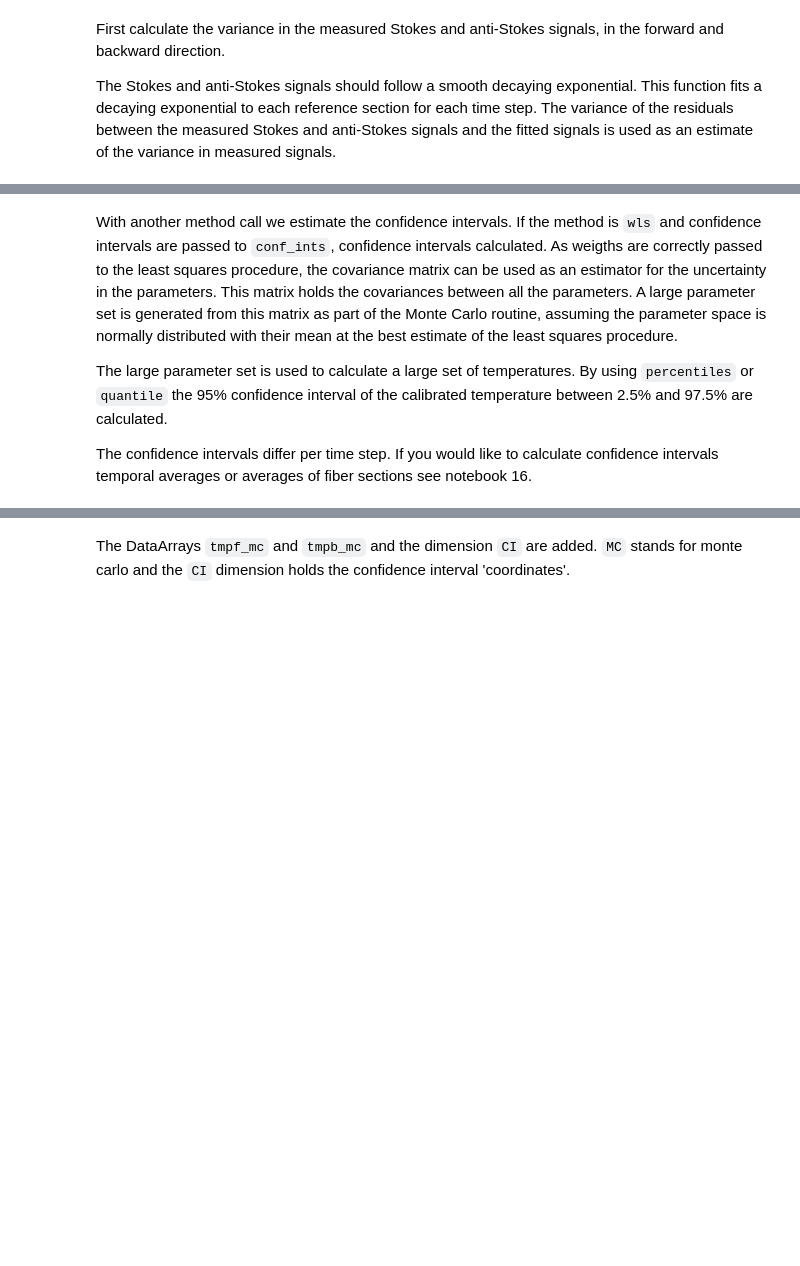
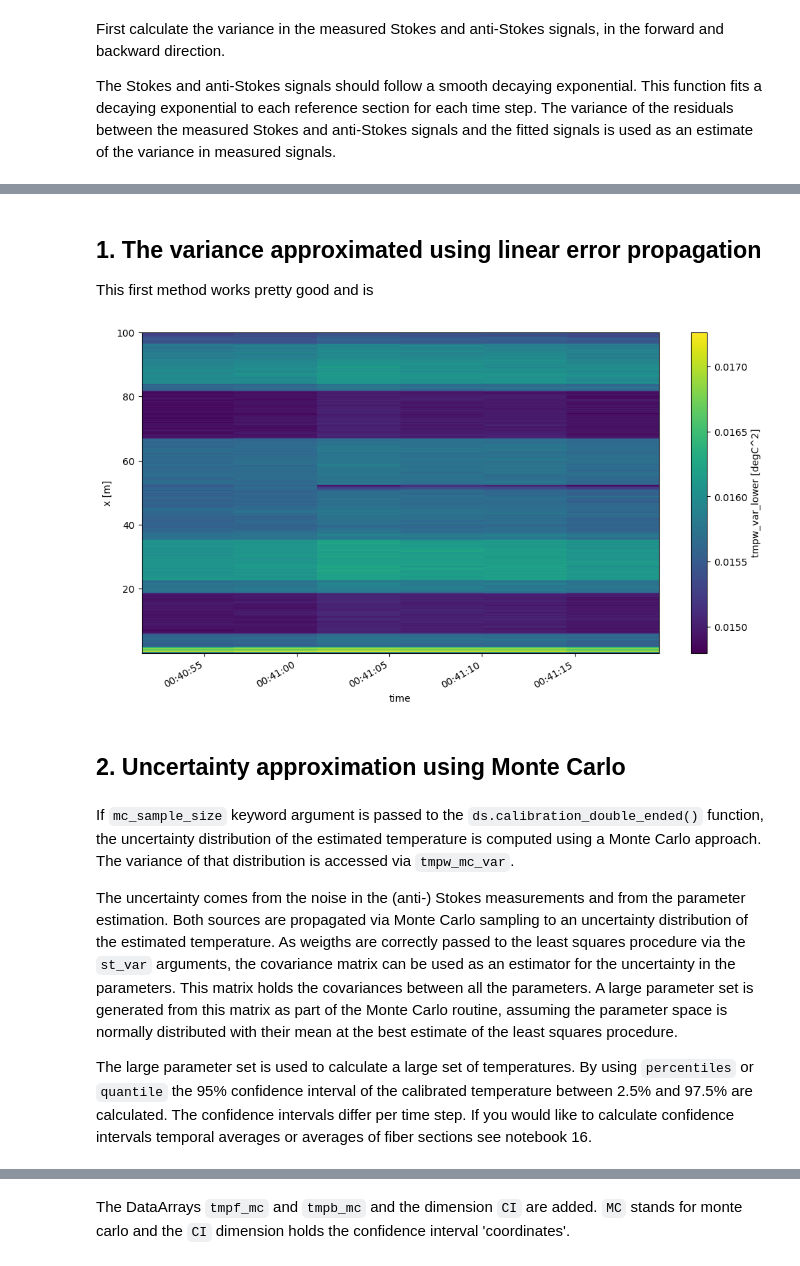
Before and after one commit to dtscalibration/python-dts-calibration, a Jupyter notebook: examples/notebooks/08Calibrate_double_wls.ipynb, the cells around one changed output, grey strips where cells are left out. Cells and saved outputs as stored; diff of their text form; code cells hidden in the pictures; blank space fills up the shorter version.

```diff
--- a/examples/notebooks/08Calibrate_double_wls.ipynb
+++ b/examples/notebooks/08Calibrate_double_wls.ipynb
@@ -75,6 +88,15 @@ ds.tmpw.plot()
+# %% [markdown]
+## 1. The variance approximated using linear error propagation
+This first method works pretty good and is
+# %%
+ds.tmpw_var_lower.plot(figsize=(12, 6));
+# %% [output]
+[figure, added]
+# %% [markdown]
+## 2. Uncertainty approximation using Monte Carlo
 # %% [markdown]
-With another method call we estimate the confidence intervals. If the method is `wls` and confidence intervals are passed to `conf_ints`, confidence intervals calculated. As weigths are correctly passed to the least squares procedure, the covariance matrix can be used as an estimator for the uncertainty in the parameters. This matrix holds the covariances between all the parameters. A large parameter set is generated from this matrix as part of the Monte Carlo routine, assuming the parameter space is normally distributed with their mean at the best estimate of the least squares procedure.
+If `mc_sample_size` keyword argument is passed to the `ds.calibration_double_ended()` function, the uncertainty distribution of the estimated temperature is computed using a Monte Carlo approach. The variance of that distribution is accessed via `tmpw_mc_var`.
 
-The large parameter set is used to calculate a large set of temperatures. By using `percentiles` or `quantile` the 95% confidence interval of the calibrated temperature between 2.5% and 97.5% are calculated.
+The uncertainty comes from the noise in the (anti-) Stokes measurements and from the parameter estimation. Both sources are propagated via Monte Carlo sampling to an uncertainty distribution of the estimated temperature. As weigths are correctly passed to the least squares procedure via the `st_var` arguments, the covariance matrix can be used as an estimator for the uncertainty in the parameters. This matrix holds the covariances between all the parameters. A large parameter set is generated from this matrix as part of the Monte Carlo routine, assuming the parameter space is normally distributed with their mean at the best estimate of the least squares procedure.
 
-The confidence intervals differ per time step. If you would like to calculate confidence intervals temporal averages or averages of fiber sections see notebook 16.
+The large parameter set is used to calculate a large set of temperatures. By using `percentiles` or `quantile` the 95% confidence interval of the calibrated temperature between 2.5% and 97.5% are calculated. The confidence intervals differ per time step. If you would like to calculate confidence intervals temporal averages or averages of fiber sections see notebook 16.
```
Also changed, not shown: parts of 13 cells of this notebook, 1 other file.
